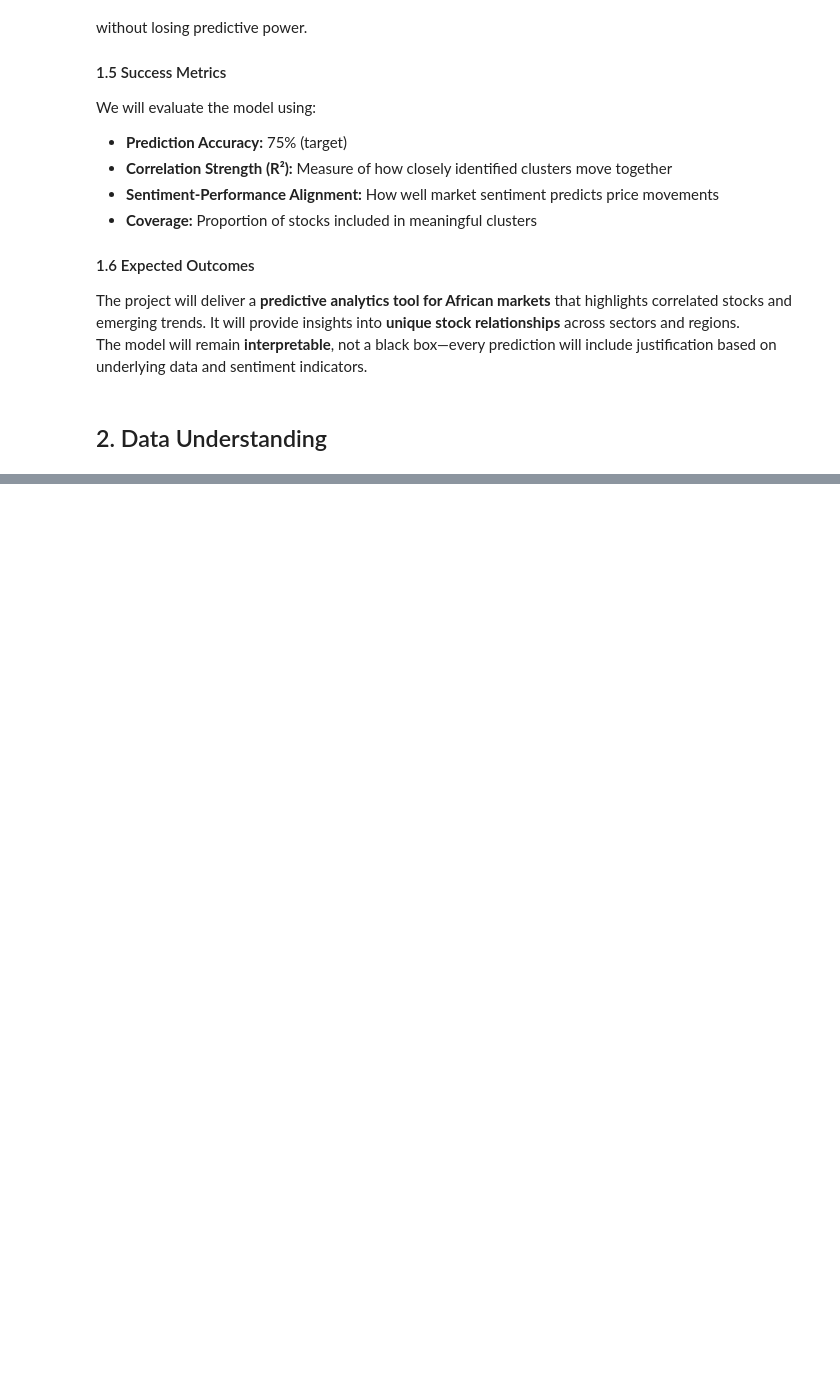
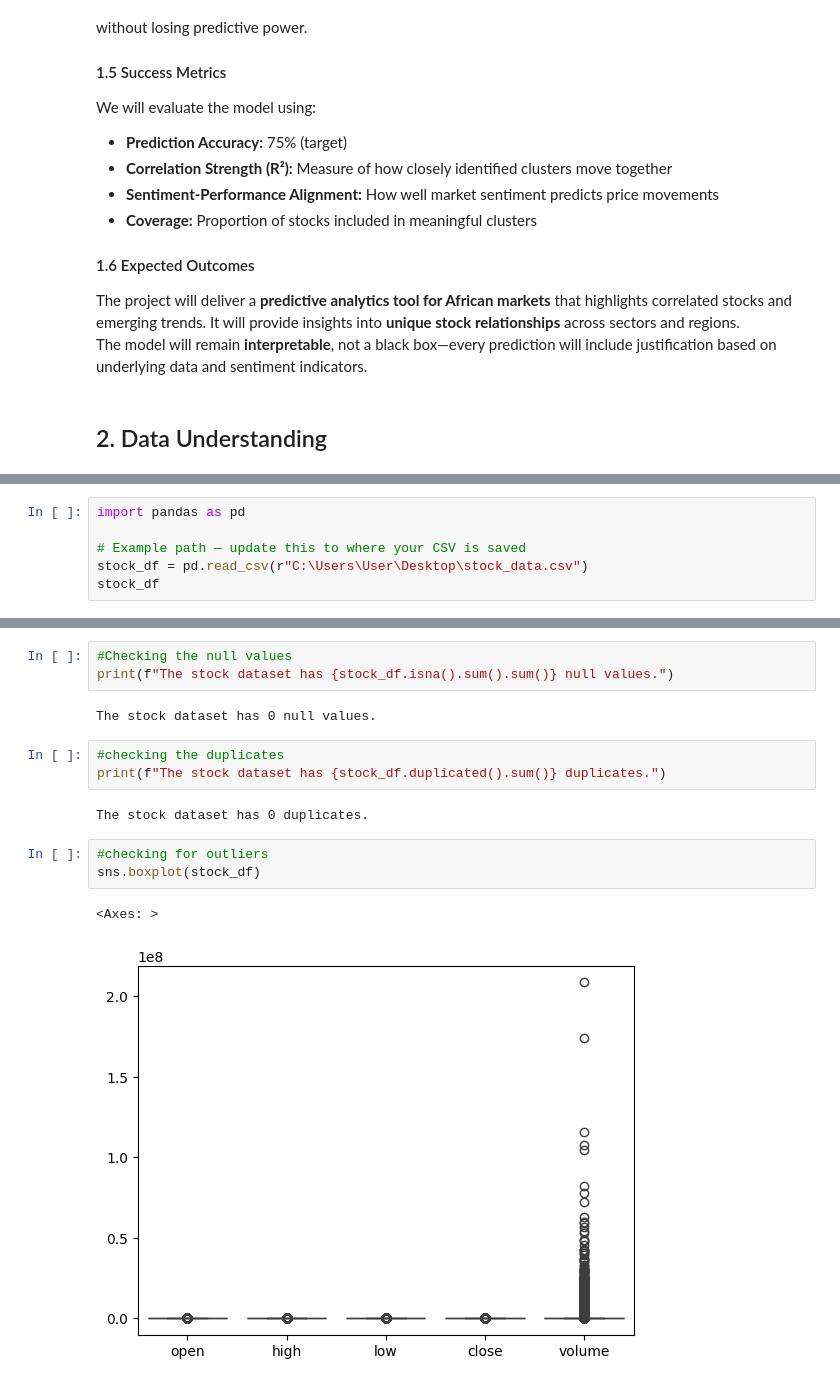
Before and after one commit to M-Nesphory/Apex-Group-Stock-Trader, a Jupyter notebook: apex-notebook.ipynb, the cells around one changed output, grey strips where cells are left out. Drawn from its saved outputs; the diff is of its cells as text; blank space fills up the shorter version.

Commit message:
data understanding

```diff
--- a/apex-notebook.ipynb
+++ b/apex-notebook.ipynb
@@ -34,0 +84,6 @@ The model will remain **interpretable**, not a black box—every prediction will
+# %%
+import pandas as pd
+
+# Example path — update this to where your CSV is saved
+stock_df = pd.read_csv(r"C:\Users\User\Desktop\stock_data.csv")
+stock_df
@@ -34,0 +204,16 @@ The model will remain **interpretable**, not a black box—every prediction will
+# %%
+#Checking the null values
+print(f"The stock dataset has {stock_df.isna().sum().sum()} null values.")
+# %% [output]
+The stock dataset has 0 null values.
+# %%
+#checking the duplicates
+print(f"The stock dataset has {stock_df.duplicated().sum()} duplicates.")
+# %% [output]
+The stock dataset has 0 duplicates.
+# %%
+#checking for outliers
+sns.boxplot(stock_df)
+# %% [output]
+<Axes: >
+[figure, added]
```
Also changed, not shown: parts of 17 cells of this notebook, 1 other file.
